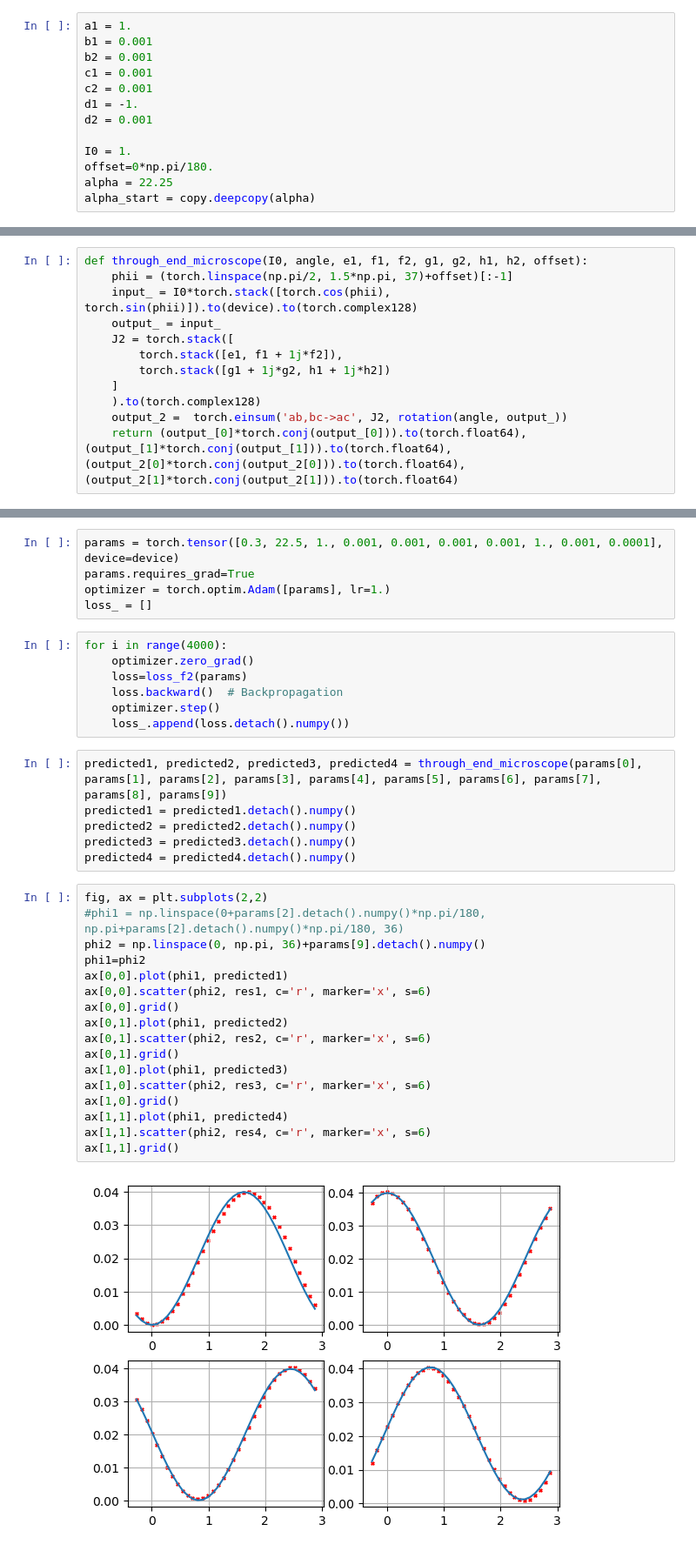
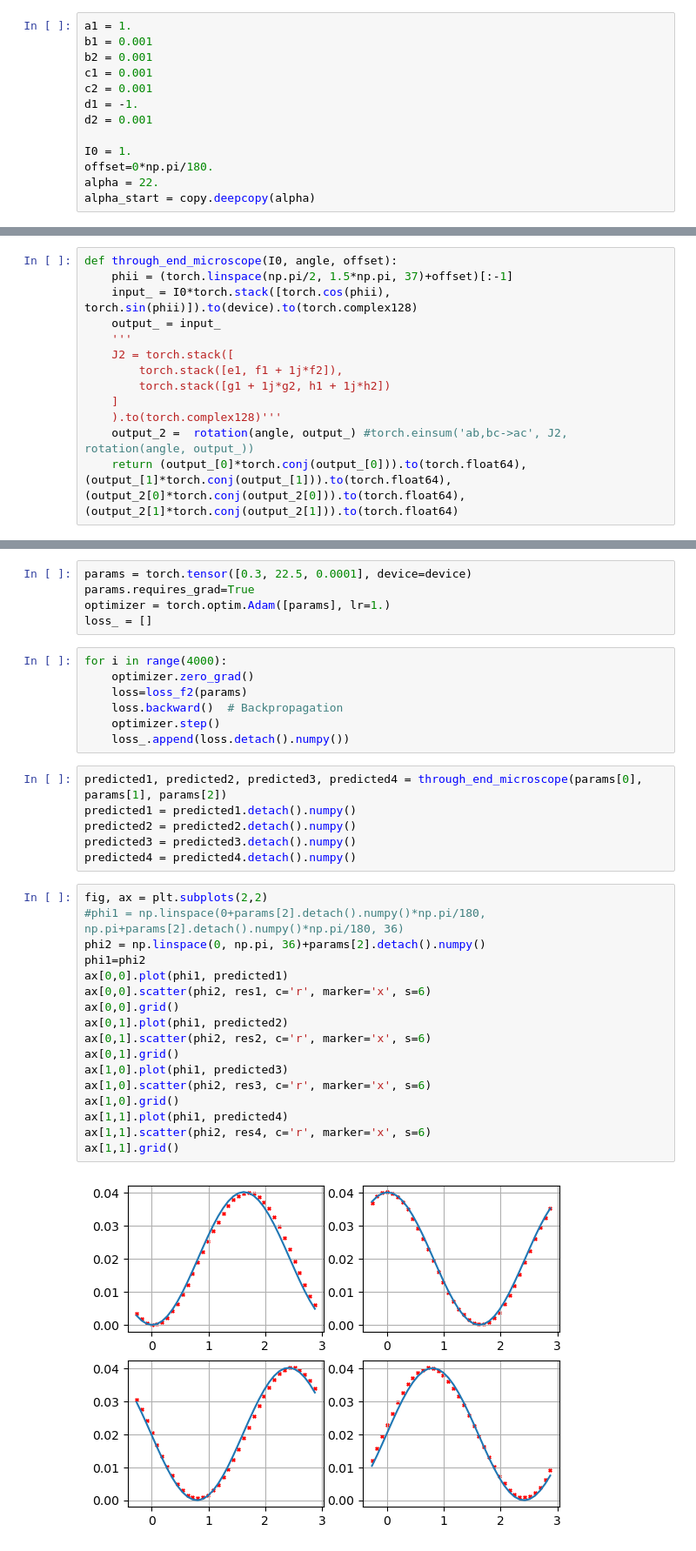
Before and after one commit to aautric/4polarMFM_these, a Jupyter notebook: Calibration_polar.ipynb, the cells around one changed output, grey strips where cells are left out. Shown at 87% size. Cells and saved outputs as stored; diff of their text form.

```diff
--- a/Calibration_polar.ipynb
+++ b/Calibration_polar.ipynb
@@ -87,7 +87,7 @@ d2 = 0.001
 
 I0 = 1.
 offset=0*np.pi/180.
-alpha = 22.25
+alpha = 22.
 alpha_start = copy.deepcopy(alpha)
 # %%
 def through_microscope(I0, a1, b1, b2, c1, c2, d1, d2, alpha, offset):
@@ -264,16 +266,17 @@ res4 = torch.tensor(res4.copy(), device=device)
 res5 = torch.tensor(res5.copy(), device=device)
 res6 = torch.tensor(res6.copy(), device=device)
 # %%
-def through_end_microscope(I0, angle, e1, f1, f2, g1, g2, h1, h2, offset):
+def through_end_microscope(I0, angle, offset):
     phii = (torch.linspace(np.pi/2, 1.5*np.pi, 37)+offset)[:-1]
     input_ = I0*torch.stack([torch.cos(phii), torch.sin(phii)]).to(device).to(torch.complex128)
     output_ = input_
+    '''
     J2 = torch.stack([
         torch.stack([e1, f1 + 1j*f2]),
         torch.stack([g1 + 1j*g2, h1 + 1j*h2])
     ]
-    ).to(torch.complex128)
-    output_2 =  torch.einsum('ab,bc->ac', J2, rotation(angle, output_))
+    ).to(torch.complex128)'''
+    output_2 =  rotation(angle, output_) #torch.einsum('ab,bc->ac', J2, rotation(angle, output_))
     return (output_[0]*torch.conj(output_[0])).to(torch.float64), (output_[1]*torch.conj(output_[1])).to(torch.float64), (output_2[0]*torch.conj(output_2[0])).to(torch.float64), (output_2[1]*torch.conj(output_2[1])).to(torch.float64)
 # %%
 def loss_f2(para):
@@ -283,5 +287,5 @@ def loss_f2(para):
 # %%
-params = torch.tensor([0.3, 22.5, 1., 0.001, 0.001, 0.001, 0.001, 1., 0.001, 0.0001], device=device)
+params = torch.tensor([0.3, 22.5, 0.0001], device=device)
 params.requires_grad=True
 optimizer = torch.optim.Adam([params], lr=1.)
 loss_ = []
@@ -293,7 +297,7 @@ for i in range(4000):
     optimizer.step()
     loss_.append(loss.detach().numpy())
 # %%
-predicted1, predicted2, predicted3, predicted4 = through_end_microscope(params[0], params[1], params[2], params[3], params[4], params[5], params[6], params[7], params[8], params[9])
+predicted1, predicted2, predicted3, predicted4 = through_end_microscope(params[0], params[1], params[2])
 predicted1 = predicted1.detach().numpy()
 predicted2 = predicted2.detach().numpy()
 predicted3 = predicted3.detach().numpy()
@@ -301,22 +305,22 @@ predicted4 = predicted4.detach().numpy()
 # %%
 fig, ax = plt.subplots(2,2)
 #phi1 = np.linspace(0+params[2].detach().numpy()*np.pi/180, np.pi+params[2].detach().numpy()*np.pi/180, 36)
-phi2 = np.linspace(0, np.pi, 36)+params[9].detach().numpy()
+phi2 = np.linspace(0, np.pi, 36)+params[2].detach().numpy()
 phi1=phi2
 ax[0,0].plot(phi1, predicted1)
 ax[0,0].scatter(phi2, res1, c='r', marker='x', s=6)
 ax[0,0].grid()
 ax[0,1].plot(phi1, predicted2)
 ax[0,1].scatter(phi2, res2, c='r', marker='x', s=6)
 ax[0,1].grid()
 ax[1,0].plot(phi1, predicted3)
 ax[1,0].scatter(phi2, res3, c='r', marker='x', s=6)
 ax[1,0].grid()
 ax[1,1].plot(phi1, predicted4)
 ax[1,1].scatter(phi2, res4, c='r', marker='x', s=6)
 ax[1,1].grid()
 # %% [output]
-[figure, old version]
+[figure, new version]
 # %%
 params
 # %% [output]
```
Also changed, not shown: parts of 10 cells of this notebook.
